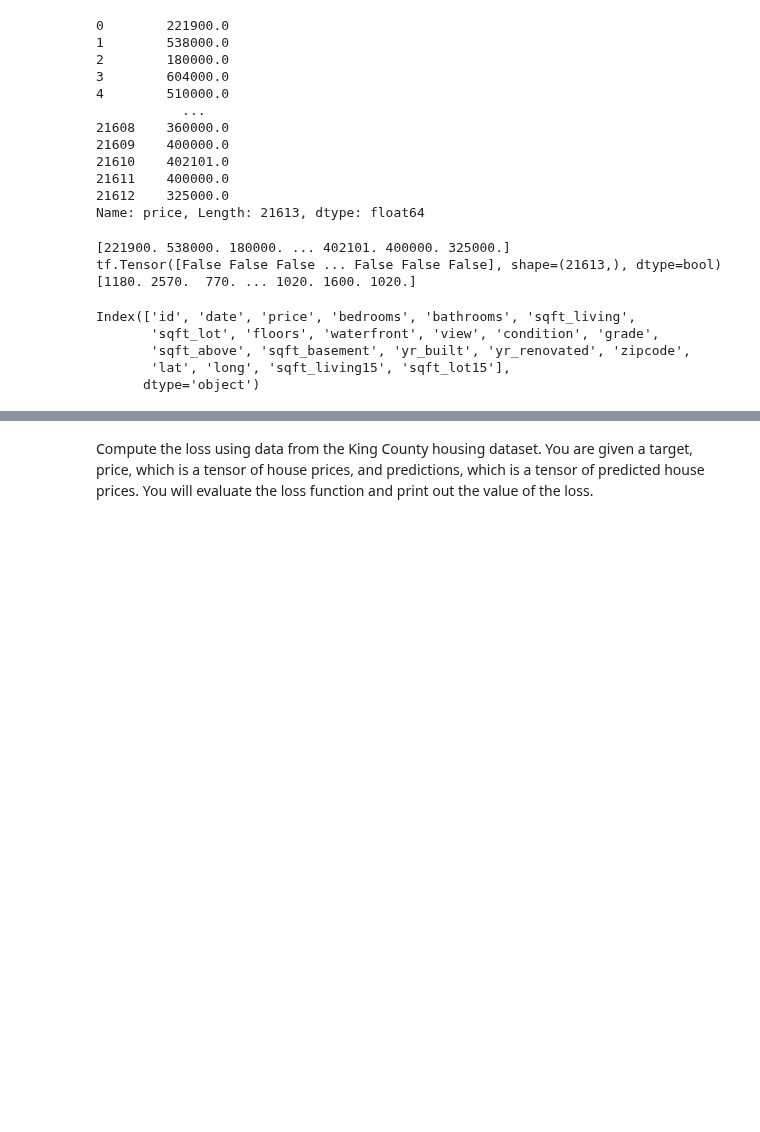
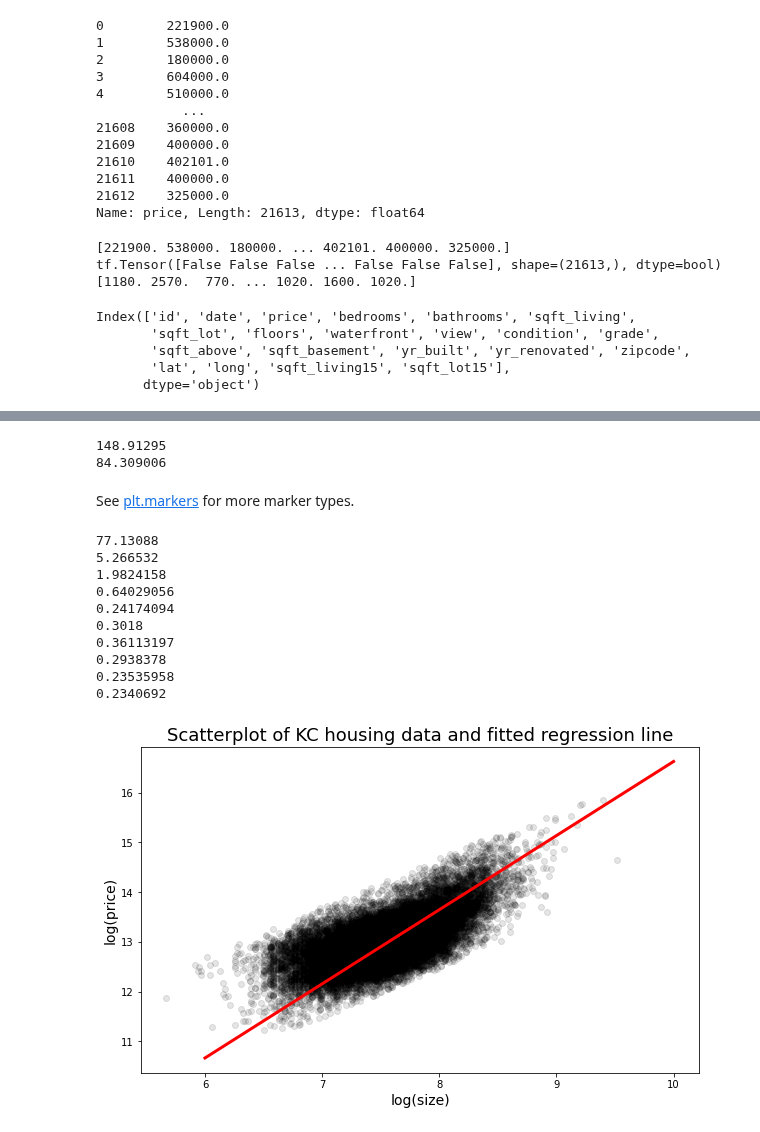
Before and after one commit to anmorgan24/Springboard, a Jupyter notebook: TensorFlow/KC_Housing_Data/KC_Housing_Prices.ipynb, the cells around one changed output, grey strips where cells are left out. Drawn from its saved outputs; the diff is of its cells as text; code cells hidden in the pictures; blank space fills up the shorter version.

Commit message:
univariate and multivariate regression with tensorflow

```diff
--- a/TensorFlow/KC_Housing_Data/KC_Housing_Prices.ipynb
+++ b/TensorFlow/KC_Housing_Data/KC_Housing_Prices.ipynb
@@ -58,11 +96,11 @@ intercept = tf.Variable(0.1, np.float32)
 slope = tf.Variable(0.1, np.float32)
 # %%
 # Define a linear regression model
-def linear_regression(intercept, slope, features = size):
+def linear_regression(intercept, slope, features = log_size):
     return intercept + features * slope
 # %%
 # Compute the predicted values and loss
-def loss_function(intercept, slope, targets=price, features=size):
+def loss_function(intercept, slope, targets=log_price, features=log_size):
     predictions = linear_regression(intercept, slope)
     return tf.keras.losses.mse(targets, predictions)
 # %%
@@ -72,5 +110,7 @@ opt = tf.keras.optimizers.Adam()
 # Minimize the loss function and print the loss
 for j in range(1000):
     opt.minimize(lambda: loss_function(intercept, slope), var_list = [intercept, slope])
-    print((loss_function(intercept, slope)))
+    # Print every 10th value of the loss
+    if j % 10 == 0:
+        print(loss_function(intercept, slope).numpy())
 # %% [output]
@@ -94,2 +133,0 @@ tf.Tensor(420779560000.0, shape=(), dtype=float32)
-# %% [markdown]
-Compute the loss using data from the King County housing dataset. You are given a target, price, which is a tensor of house prices, and predictions, which is a tensor of predicted house prices. You will evaluate the loss function and print out the value of the loss.
@@ -101,0 +134,48 @@ Compute the loss using data from the King County housing dataset. You are given
+# %%
+# Compute the loss function for different slope and intercept values
+print(loss_function(0.1, 0.1).numpy())
+print(loss_function(0.1, 0.5).numpy())
+# %% [output]
+148.91295
+84.309006
+# %% [markdown]
+See [plt.markers](https://matplotlib.org/stable/api/markers_api.html#module-matplotlib.markers) for more marker types.
+# %%
+def plot_results(intercept, slope):
+    size_range = np.linspace(6,10,100)
+    price_pred = [intercept + slope * s for s in size_range]
+    plt.figure(figsize=(10, 6))
+    plt.scatter(log_size, log_price, color = 'black', alpha = 0.1, marker='o');
+    plt.plot(size_range, price_pred, linewidth=3.0, color='red');
+    plt.xlabel('log(size)', fontsize=14);
+    plt.ylabel('log(price)', fontsize=14);
+    plt.title('Scatterplot of KC housing data and fitted regression line', fontsize=18);
+# %%
+intercept = tf.Variable(0.0, tf.float32)
+slope = tf.Variable(0.0, tf.float32)
+
+# Initialize an adam optimizer
+opt = tf.keras.optimizers.Adam(learning_rate=0.5)
+
+for j in range(100):
+    # Apply minimize, pass the loss function, and supply the variables
+    opt.minimize(lambda: loss_function(intercept, slope), var_list=[intercept, slope])
+
+    # Print every 10th value of the loss
+    if j % 10 == 0:
+        print(loss_function(intercept, slope).numpy())
+
+# Plot data and regressoin line
+plot_results(intercept, slope)
+# %% [output]
+77.13088
+5.266532
+1.9824158
+0.64029056
+0.24174094
+0.3018
+0.36113197
+0.2938378
+0.23535958
+0.2340692
+[figure, added]
```
Also changed, not shown: parts of 20 cells of this notebook.
